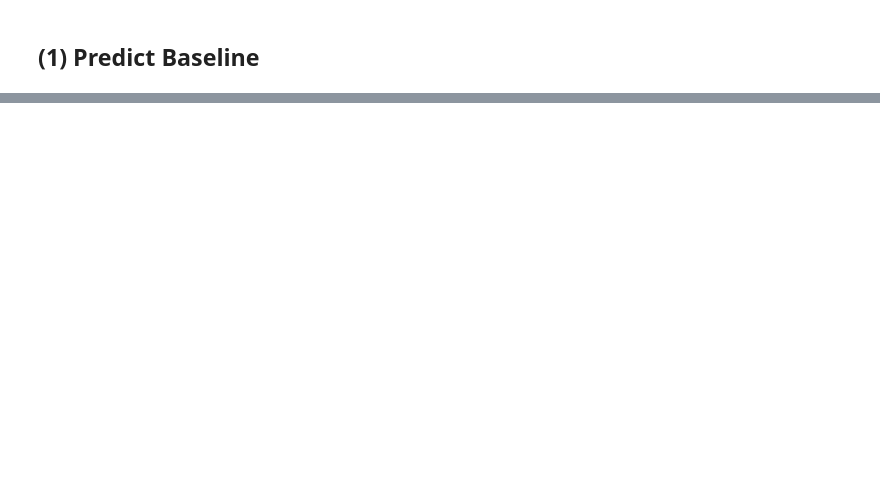
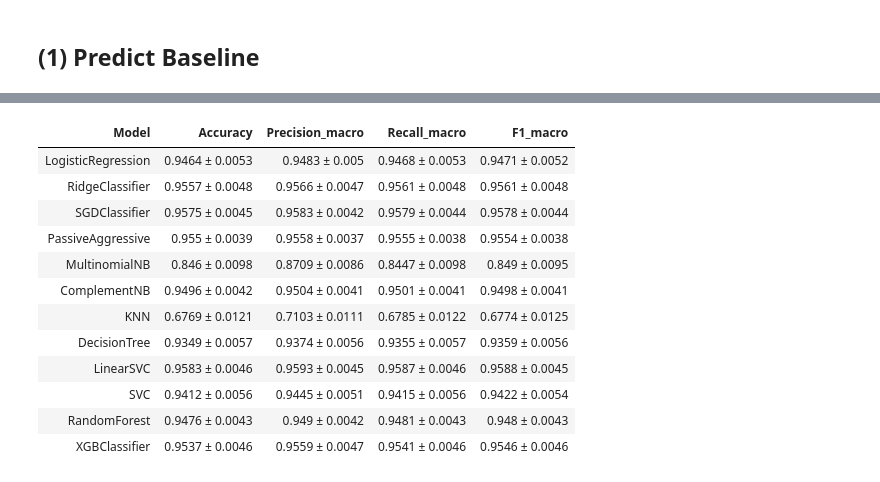
Before and after one commit to LuanBarbs/tcc-emotion-detection-nlp, a Jupyter notebook: src/baseline/baseline_03_TweetEmotionsPTBR_TFIDF.ipynb, the cells around one changed output, grey strips where cells are left out. Saved outputs shown, nothing was run; the diff lists cells and outputs as text; code cells hidden in the pictures; blank space fills up the shorter version.

```diff
--- a/src/baseline/baseline_03_TweetEmotionsPTBR_TFIDF.ipynb
+++ b/src/baseline/baseline_03_TweetEmotionsPTBR_TFIDF.ipynb
@@ -211,27 +238,41 @@ print("Best model:", best_model)
 # %%
 def format_results(df):
     formatted_df = df.copy()
 
     for metric in ["Accuracy", "Precision_macro", "Recall_macro", "F1_macro"]:
         mean_col = f"CV_{metric}_mean"
         std_col = f"CV_{metric}_std"
 
         formatted_df[metric] = (
             formatted_df[mean_col].round(4).astype(str)
             + " ± "
             + formatted_df[std_col].round(4).astype(str)
         )
 
         # Remove as colunas originais
         formatted_df = formatted_df.drop(columns=[mean_col, std_col])
 
     # reorganiza colunas
-    cols = ["Model", "Accuracy", "Precision_Macro", "Recall_Macro", "F1_Macro"]
+    cols = ["Model", "Accuracy", "Precision_macro", "Recall_macro", "F1_macro"]
     return formatted_df[cols]
 
 df_results.to_csv("../../data/out/baseline/baseline_03_TweetEmotionsPTBR_TFIDF.csv")
 formatted_df = format_results(df_results)
 formatted_df.style.hide(axis="index")
+# %% [output]
+| Model | Accuracy | Precision_macro | Recall_macro | F1_macro |
+| LogisticRegression | 0.9464 ± 0.0053 | 0.9483 ± 0.005 | 0.9468 ± 0.0053 | 0.9471 ± 0.0052 |
+| RidgeClassifier | 0.9557 ± 0.0048 | 0.9566 ± 0.0047 | 0.9561 ± 0.0048 | 0.9561 ± 0.0048 |
+| SGDClassifier | 0.9575 ± 0.0045 | 0.9583 ± 0.0042 | 0.9579 ± 0.0044 | 0.9578 ± 0.0044 |
+| PassiveAggressive | 0.955 ± 0.0039 | 0.9558 ± 0.0037 | 0.9555 ± 0.0038 | 0.9554 ± 0.0038 |
+| MultinomialNB | 0.846 ± 0.0098 | 0.8709 ± 0.0086 | 0.8447 ± 0.0098 | 0.849 ± 0.0095 |
+| ComplementNB | 0.9496 ± 0.0042 | 0.9504 ± 0.0041 | 0.9501 ± 0.0041 | 0.9498 ± 0.0041 |
+| KNN | 0.6769 ± 0.0121 | 0.7103 ± 0.0111 | 0.6785 ± 0.0122 | 0.6774 ± 0.0125 |
+| DecisionTree | 0.9349 ± 0.0057 | 0.9374 ± 0.0056 | 0.9355 ± 0.0057 | 0.9359 ± 0.0056 |
+| LinearSVC | 0.9583 ± 0.0046 | 0.9593 ± 0.0045 | 0.9587 ± 0.0046 | 0.9588 ± 0.0045 |
+| SVC | 0.9412 ± 0.0056 | 0.9445 ± 0.0051 | 0.9415 ± 0.0056 | 0.9422 ± 0.0054 |
+| RandomForest | 0.9476 ± 0.0043 | 0.949 ± 0.0042 | 0.9481 ± 0.0043 | 0.948 ± 0.0043 |
+| XGBClassifier | 0.9537 ± 0.0046 | 0.9559 ± 0.0047 | 0.9541 ± 0.0046 | 0.9546 ± 0.0046 |
 # %%
 pipe_rf = Pipeline([
     ("tfidf", TfidfVectorizer()),
```
Also changed, not shown: parts of 6 cells of this notebook, 2 other files.
